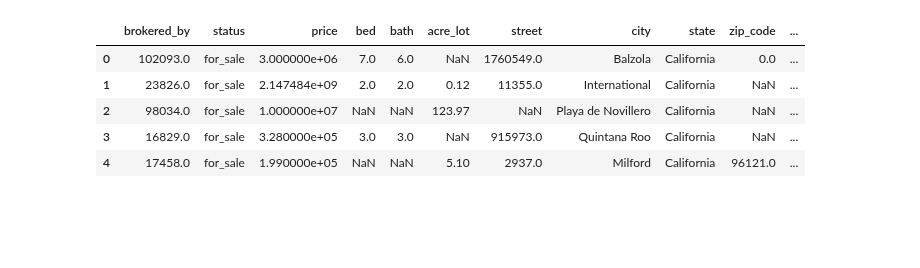
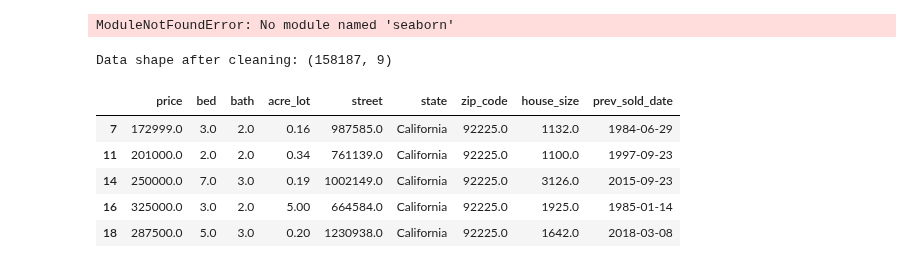
Before and after one commit to jonathanguven/CS-171-Project, a Jupyter notebook: cs171-project.ipynb, the cells around one changed output. Drawn from its saved outputs; the diff is of its cells as text; code cells hidden in the pictures; blank space fills up the shorter version.

Commit message:
data cleaning

```diff
--- a/cs171-project.ipynb
+++ b/cs171-project.ipynb
@@ -1,3 +1,11 @@
 # %%
 import pandas as pd
 import numpy as np
+import matplotlib.pyplot as plt
+import seaborn as sns
+
+# Set style for better-looking plots
+plt.style.use('seaborn-v0_8')
+sns.set_palette("husl")
+# %% [output]
+ModuleNotFoundError: No module named 'seaborn'
@@ -8,10 +12,15 @@ california_df.to_csv('california_housing.csv', index=False)
 # %%
 df = pd.read_csv('california_housing.csv')
+df = df.drop(columns=['brokered_by', 'status', 'city'])
+df = df.dropna()
+print(f"Data shape after cleaning: {df.shape}")
+
 df.head()
 # %% [output]
+Data shape after cleaning: (158187, 9)
-|  | brokered_by | status | price | bed | bath | acre_lot | street | city | state | zip_code | ... |
-| 0 | 102093.0 | for_sale | 3.000000e+06 | 7.0 | 6.0 | NaN | 1760549.0 | Balzola | California | 0.0 | ... |
-| 1 | 23826.0 | for_sale | 2.147484e+09 | 2.0 | 2.0 | 0.12 | 11355.0 | International | California | NaN | ... |
-| 2 | 98034.0 | for_sale | 1.000000e+07 | NaN | NaN | 123.97 | NaN | Playa de Novillero | California | NaN | ... |
-| 3 | 16829.0 | for_sale | 3.280000e+05 | 3.0 | 3.0 | NaN | 915973.0 | Quintana Roo | California | NaN | ... |
-| 4 | 17458.0 | for_sale | 1.990000e+05 | NaN | NaN | 5.10 | 2937.0 | Milford | California | 96121.0 | ... |
+|  | price | bed | bath | acre_lot | street | state | zip_code | house_size | prev_sold_date |
+| 7 | 172999.0 | 3.0 | 2.0 | 0.16 | 987585.0 | California | 92225.0 | 1132.0 | 1984-06-29 |
+| 11 | 201000.0 | 2.0 | 2.0 | 0.34 | 761139.0 | California | 92225.0 | 1100.0 | 1997-09-23 |
+| 14 | 250000.0 | 7.0 | 3.0 | 0.19 | 1002149.0 | California | 92225.0 | 3126.0 | 2015-09-23 |
+| 16 | 325000.0 | 3.0 | 2.0 | 5.00 | 664584.0 | California | 92225.0 | 1925.0 | 1985-01-14 |
+| 18 | 287500.0 | 5.0 | 3.0 | 0.20 | 1230938.0 | California | 92225.0 | 1642.0 | 2018-03-08 |
```
Also changed, not shown: parts of 2 cells of this notebook.
